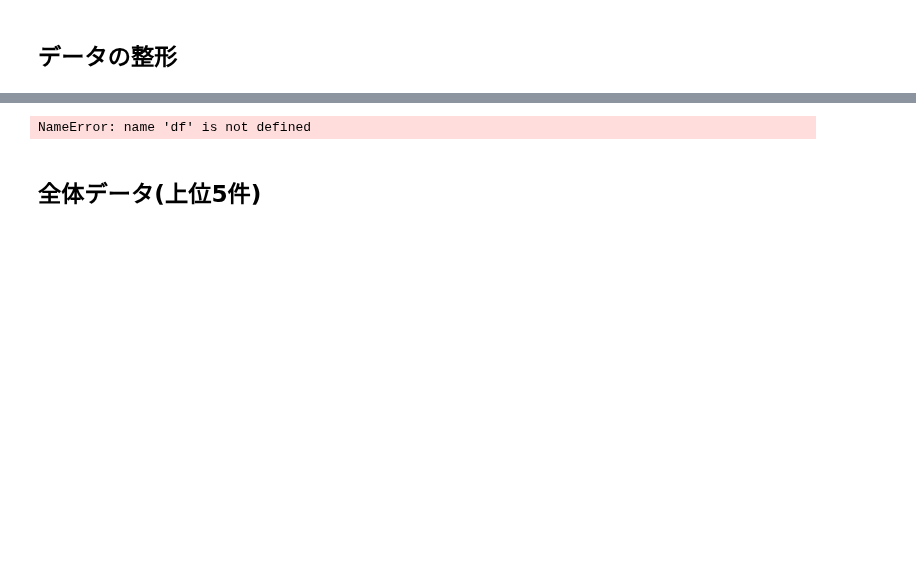
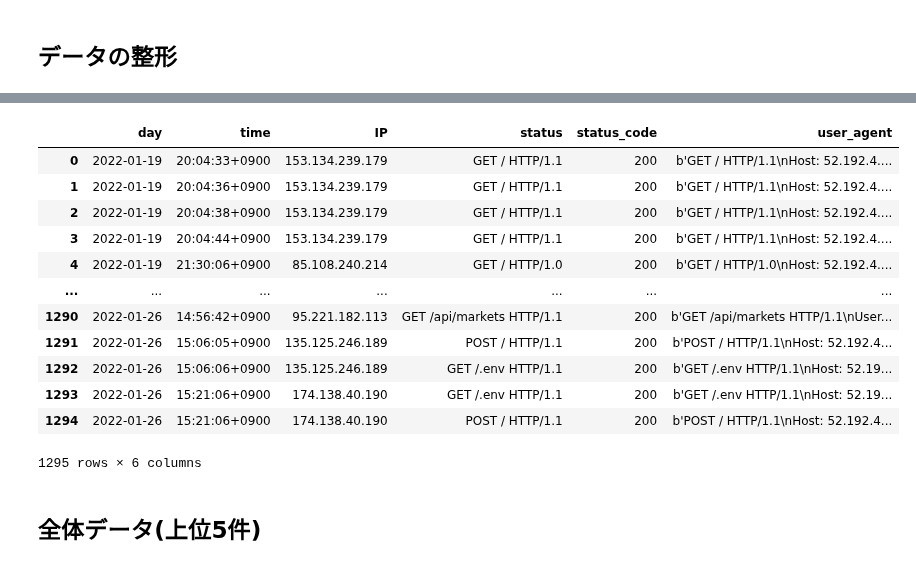
Before and after one commit to S-mishina/wowHoneypot-bunseki, a Jupyter notebook: test.ipynb, the cells around one changed output, grey strips where cells are left out. Drawn from its saved outputs; the diff is of its cells as text; code cells hidden in the pictures; blank space fills up the shorter version.

```diff
--- a/test.ipynb
+++ b/test.ipynb
@@ -30,7 +30,22 @@ FileNotFoundError: [Errno 2] No such file or directory: '../../../../home/ubuntu
-# %%
-df
-# %% [output]
-NameError: name 'df' is not defined
+# %%
+for i in range(len(df)):
+    df['day'][i]=str(df['day'][i]).replace('[2', '2')
+    df['time'][i]=str(df['time'][i]).replace('0900]', '0900')
+df
+# %% [output]
+|  | day | time | IP | status | status_code | user_agent |
+| 0 | 2022-01-19 | 20:04:33+0900 | 153.134.239.179 | GET / HTTP/1.1 | 200 | b'GET / HTTP/1.1\nHost: 52.192.4.... |
+| 1 | 2022-01-19 | 20:04:36+0900 | 153.134.239.179 | GET / HTTP/1.1 | 200 | b'GET / HTTP/1.1\nHost: 52.192.4.... |
+| 2 | 2022-01-19 | 20:04:38+0900 | 153.134.239.179 | GET / HTTP/1.1 | 200 | b'GET / HTTP/1.1\nHost: 52.192.4.... |
+| 3 | 2022-01-19 | 20:04:44+0900 | 153.134.239.179 | GET / HTTP/1.1 | 200 | b'GET / HTTP/1.1\nHost: 52.192.4.... |
+| 4 | 2022-01-19 | 21:30:06+0900 | 85.108.240.214 | GET / HTTP/1.0 | 200 | b'GET / HTTP/1.0\nHost: 52.192.4.... |
+| ... | ... | ... | ... | ... | ... | ... |
+| 1290 | 2022-01-26 | 14:56:42+0900 | 95.221.182.113 | GET /api/markets HTTP/1.1 | 200 | b'GET /api/markets HTTP/1.1\nUser... |
+| 1291 | 2022-01-26 | 15:06:05+0900 | 135.125.246.189 | POST / HTTP/1.1 | 200 | b'POST / HTTP/1.1\nHost: 52.192.4... |
+| 1292 | 2022-01-26 | 15:06:06+0900 | 135.125.246.189 | GET /.env HTTP/1.1 | 200 | b'GET /.env HTTP/1.1\nHost: 52.19... |
+| 1293 | 2022-01-26 | 15:21:06+0900 | 174.138.40.190 | GET /.env HTTP/1.1 | 200 | b'GET /.env HTTP/1.1\nHost: 52.19... |
+| 1294 | 2022-01-26 | 15:21:06+0900 | 174.138.40.190 | POST / HTTP/1.1 | 200 | b'POST / HTTP/1.1\nHost: 52.192.4... |
+1295 rows × 6 columns
 # %% [markdown]
 <h2>全体データ(上位5件)</h2>
 # %%
```
Also changed, not shown: parts of 8 cells of this notebook.
